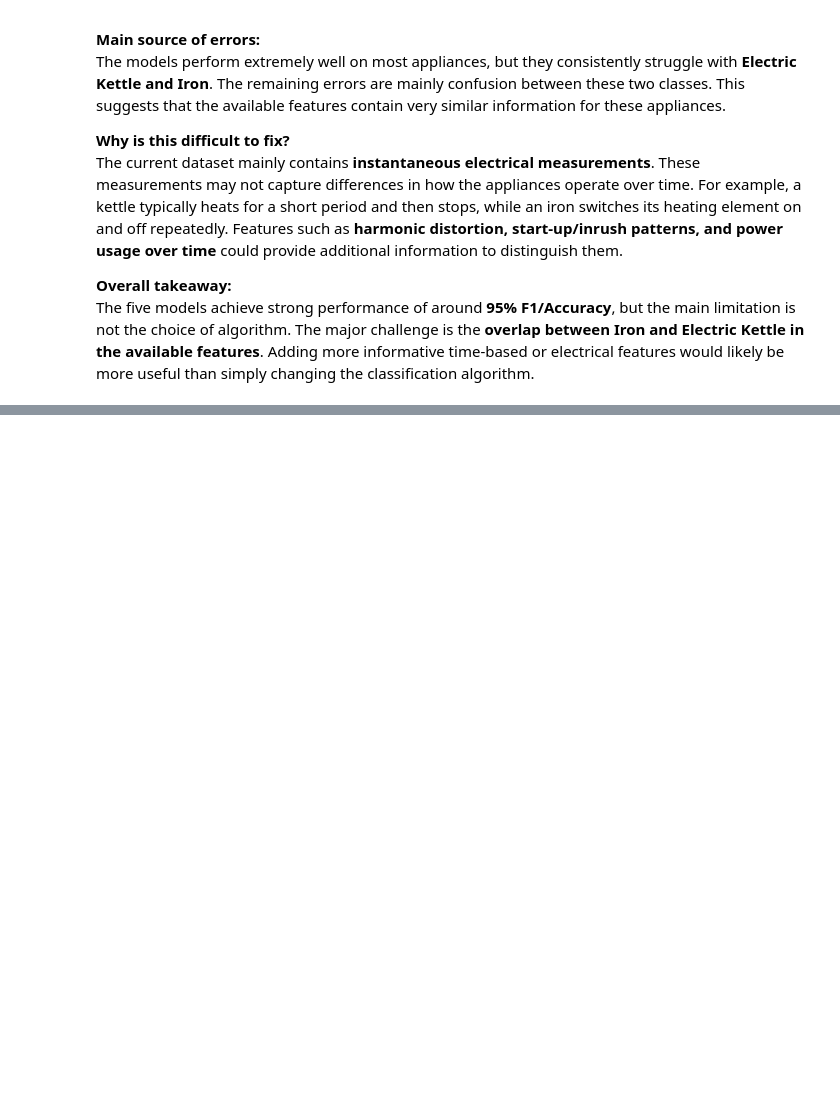
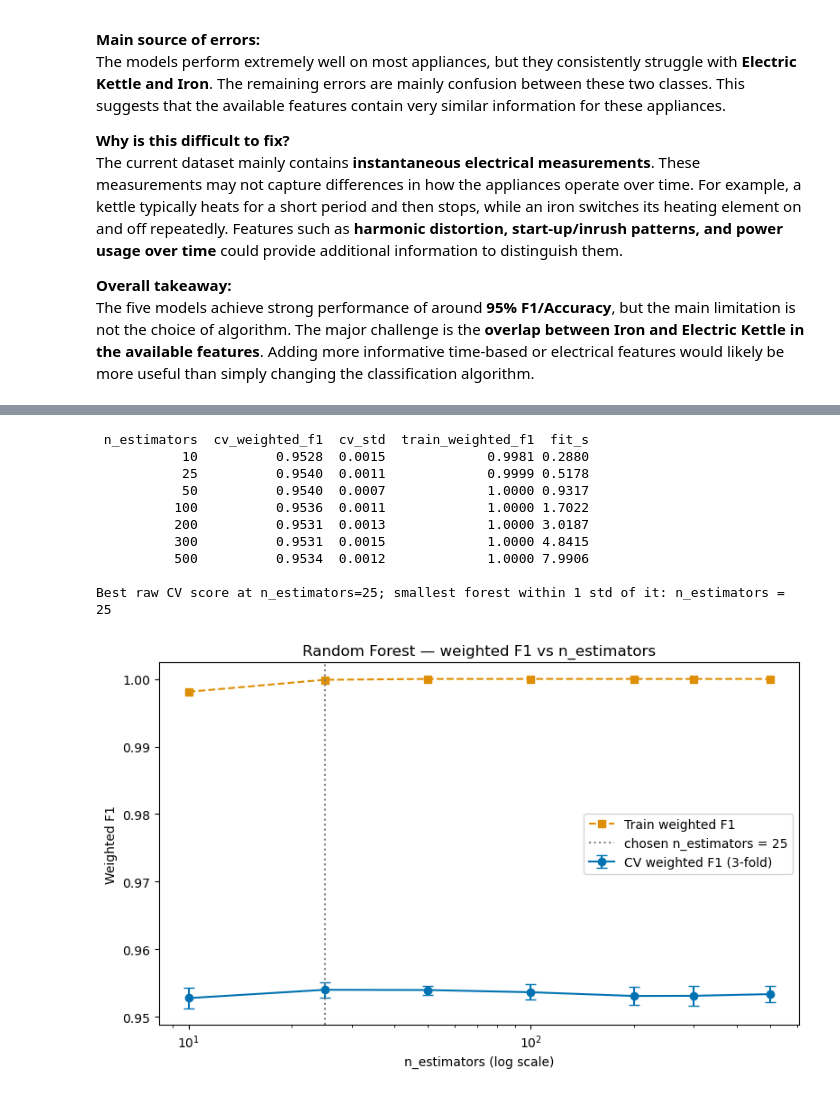
Before and after one commit to yazhini-vetrivel/airbnb_pricing_analytics, a Jupyter notebook: notebooks/classification.ipynb, the cells around one changed output, grey strips where cells are left out. Cells and saved outputs as stored; diff of their text form; code cells hidden in the pictures; blank space fills up the shorter version.

```diff
--- a/notebooks/classification.ipynb
+++ b/notebooks/classification.ipynb
@@ -1316,0 +1420,48 @@ The five models achieve strong performance of around **95% F1/Accuracy**, but th
+# %%
+# PB1.2: Sweep n_estimators with 3-fold CV (train split only). return_train_score shows the train/validation gap.
+n_grid = [10, 25, 50, 100, 200, 300, 500]
+gs_rf_n = GridSearchCV(
+    RandomForestClassifier(random_state=RANDOM_STATE, n_jobs=-1),
+    {'n_estimators': n_grid}, scoring='f1_weighted', cv=CV3, return_train_score=True
+)
+gs_rf_n.fit(X_train_s, y_train)
+
+rf_n = pd.DataFrame({
+    'n_estimators': n_grid,
+    'cv_weighted_f1': gs_rf_n.cv_results_['mean_test_score'],
+    'cv_std': gs_rf_n.cv_results_['std_test_score'],
+    'train_weighted_f1': gs_rf_n.cv_results_['mean_train_score'],
+    'fit_s': gs_rf_n.cv_results_['mean_fit_time'],
+})
+print(rf_n.round(4).to_string(index=False))
+
+# One-standard-error rule: the smallest forest whose CV score is within 1 std of the best score
+best_row = rf_n.loc[rf_n['cv_weighted_f1'].idxmax()]
+threshold = best_row['cv_weighted_f1'] - best_row['cv_std']
+n_best = int(rf_n.loc[rf_n['cv_weighted_f1'] >= threshold, 'n_estimators'].min())
+print(f"\nBest raw CV score at n_estimators={int(best_row['n_estimators'])}; "
+      f"smallest forest within 1 std of it: n_estimators = {n_best}")
+
+plt.figure(figsize=(8, 5))
+plt.errorbar(rf_n['n_estimators'], rf_n['cv_weighted_f1'], yerr=rf_n['cv_std'], marker='o', capsize=4, label='CV weighted F1 (3-fold)')
+plt.plot(rf_n['n_estimators'], rf_n['train_weighted_f1'], marker='s', linestyle='--', label='Train weighted F1')
+plt.axvline(n_best, color='grey', linestyle=':', label=f'chosen n_estimators = {n_best}')
+plt.xscale('log')
+plt.title('Random Forest — weighted F1 vs n_estimators')
+plt.xlabel('n_estimators (log scale)')
+plt.ylabel('Weighted F1')
+plt.legend()
+plt.tight_layout()
+plt.show()
+# %% [output]
+ n_estimators  cv_weighted_f1  cv_std  train_weighted_f1  fit_s
+           10          0.9528  0.0015             0.9981 0.2880
+           25          0.9540  0.0011             0.9999 0.5178
+           50          0.9540  0.0007             1.0000 0.9317
+          100          0.9536  0.0011             1.0000 1.7022
+          200          0.9531  0.0013             1.0000 3.0187
+          300          0.9531  0.0015             1.0000 4.8415
+          500          0.9534  0.0012             1.0000 7.9906
+
+Best raw CV score at n_estimators=25; smallest forest within 1 std of it: n_estimators = 25
+[figure, added]
```
Also changed, not shown: parts of 54 cells of this notebook, 5 other files.
